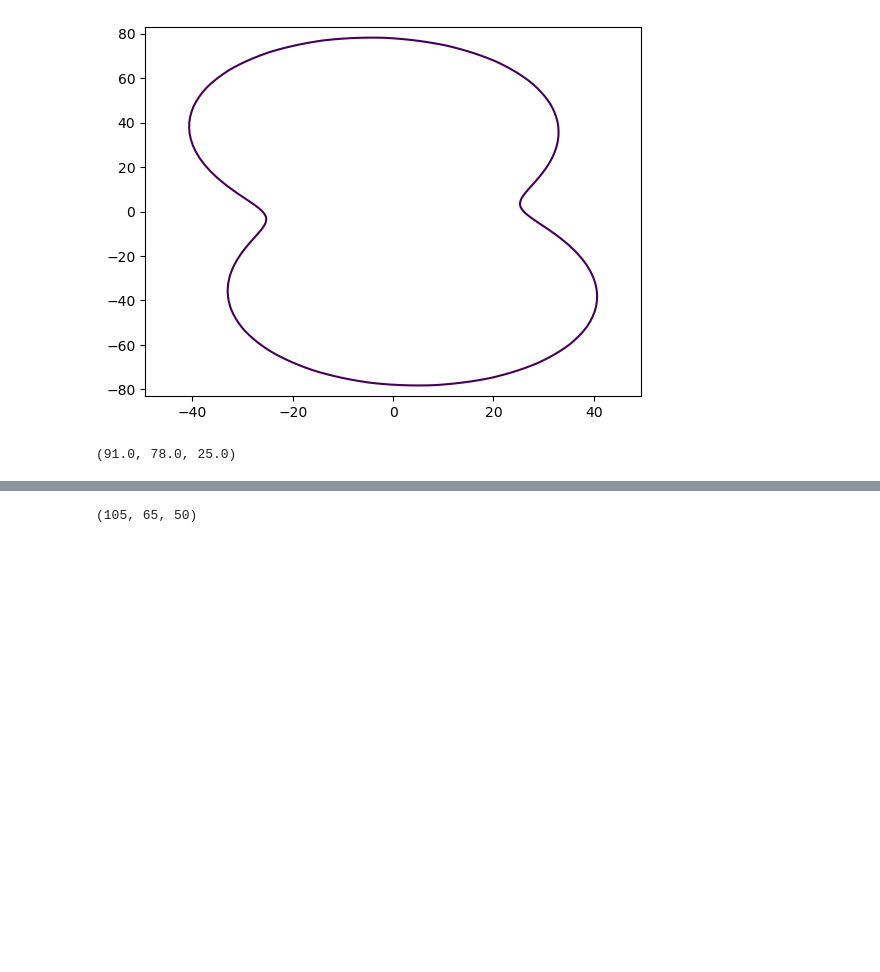
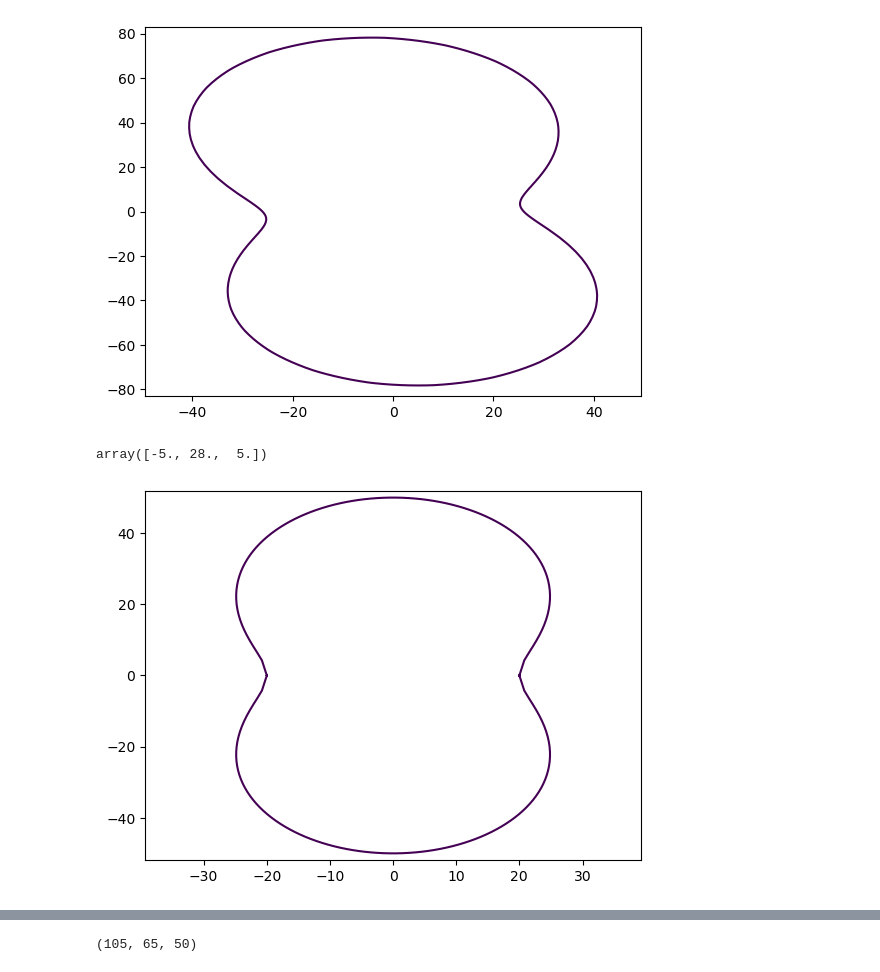
Before and after one commit to bertopadron/FTIR-EBSD, a Jupyter notebook: notebooks2learn/Sliders.ipynb, the cells around one changed output, grey strips where cells are left out. Saved outputs shown, nothing was run; the diff lists cells and outputs as text; code cells hidden in the pictures; blank space fills up the shorter version.

```diff
--- a/notebooks2learn/Sliders.ipynb
+++ b/notebooks2learn/Sliders.ipynb
@@ -165,14 +165,14 @@ section_xy = plt.contour(rotation[0], rotation[1], rotation[2], [0])
 # %% [markdown]
 The following function finds the max, min values of T in the horizontal section and the angle relative to the "East" and the maximum T_section
 # %%
-def parm_section(phi1, PHI, phi2):
+def parm_section(euler_ang):
     """ section_xy is generated using ax.contour and z = 0, i.e. [0]
     matplotlib.contour.QuadContourSet
 
     section_xy = ax.contour(rotation[0], rotation[1], rotation[2], [0])
     """
 
-    rotation = rotate(coordinates=(x, y, z), euler_ang=(phi1, PHI, phi2))
+    rotation = rotate(coordinates=(x, y, z), euler_ang=euler_ang)
     section_xy = plt.contour(rotation[0], rotation[1], rotation[2], [0])
 
     T_xy = section_xy.allsegs[0]
@@ -191,17 +191,19 @@ def parm_section(phi1, PHI, phi2):
 
     return beta.round(), T_section_max, T_section_min
 # %%
-parm_section(34, 67, 88)
+euler_ang = (34, 67, 88)
+parm_section(euler_ang)
 # %% [output]
 (91.0, 78.0, 25.0)
 [figure]
 # %%
-ydata = (91.0, 78.0, 25.0)
+ydata = [91.0, 78.0, 25.0]
 
-def g(phi1g, PHIg, phi2g):
-    return ydata - np.array(parm_section(phi1g, PHIg, phi2g))
+def g(euler_ang):
+    return ydata - np.array(parm_section(euler_ang))
-# %%
-ydata
-# %% [output]
-(91.0, 78.0, 25.0)
+# %%
+g(beta)
+# %% [output]
+array([-5., 28.,  5.])
+[figure, added]
 # %%
```
Also changed, not shown: parts of 1 cell of this notebook.
